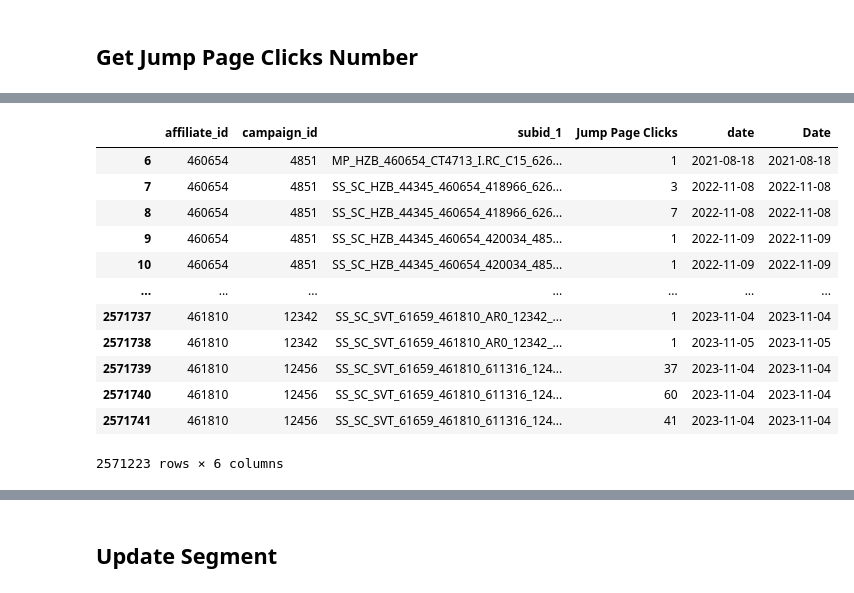
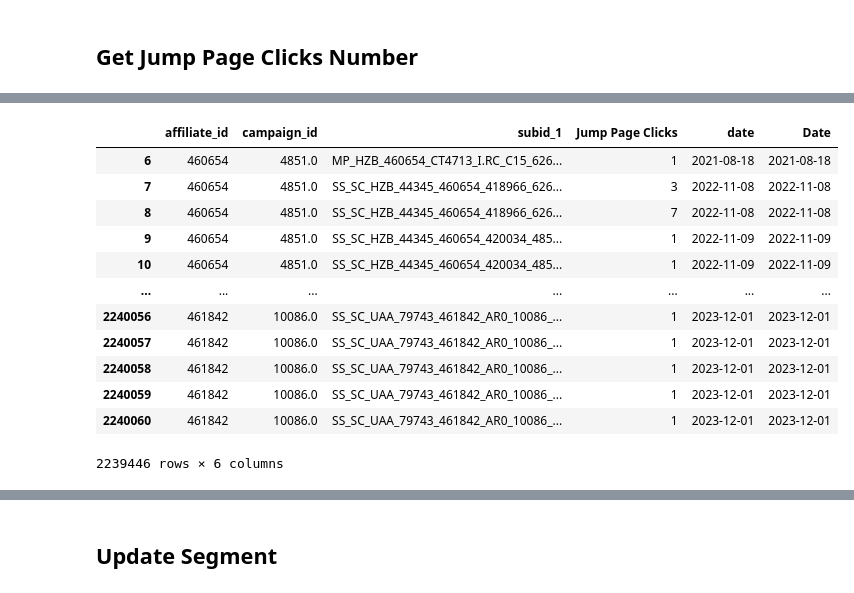
Before and after one commit to RXMG/SMS_Report, a Jupyter notebook: Daily_Reporting/Data_Cleaning.ipynb, the cells around one changed output, grey strips where cells are left out. Saved outputs shown, nothing was run; the diff lists cells and outputs as text; code cells hidden in the pictures.

```diff
--- a/Daily_Reporting/Data_Cleaning.ipynb
+++ b/Daily_Reporting/Data_Cleaning.ipynb
@@ -65,3 +66,18 @@ with open(output_filepath + 'User_information'+current_date+'.csv', 'w+') as f:
 '\n# If you want to get the jump page click data from a specific date range \nstart_date = \'2023-05-01\'\nend_date = \'2023-08-22\'\n# start_date  \ndate_range = pd.date_range(start=start_date, end=e ...
 # %% [markdown]
 ## Get Jump Page Clicks Number
+# %%
+"""
+# There's maximum 45 period windows to pull the  jump page clicks from API
+# Manual download the jump page click file from API
+first_date_of_month = pd.to_datetime('2023-10-01')
+last_date_of_month = pd.to_datetime('2023-10-31')
+first_date_of_month_url = first_date_of_month.strftime('%m/%d/%Y')
+yesterday = last_date_of_month.strftime('%m/%d/%Y')
+current_date = first_date_of_month.strftime("%y%m")
+url = f"http://reporting.rxmgtracker.com/api.php?key=7e6ae66cfaf91c3e7cd446e2affedb07&type=clicks&start={first_date_of_month_url}&end={yesterday}&agents={active_pubid}"
+resp = requests.get(url)
+time.sleep(10)
+with open(output_filepath + 'Jump Page Click from API/jumppage_click'+current_date+'.csv', 'w+') as f:
+    f.write(resp.text)
+"""
@@ -147,0 +163,27 @@ duplicateRows
+# %%
+os.chdir(output_filepath+'Jump Page Click from API')
+
+all_files = [i for i in glob.glob('*.{}'.format('csv'))]
+#combine all files in the list
+api_jump = pd.concat([pd.read_csv(f) for f in all_files ])
+api_jump = api_jump.rename(columns = {'c1': 'subid_1','campaignid': 'campaign_id'})
+api_jump['subid_1'] = api_jump['subid_1'].fillna('').astype(str)
+api_jump['affiliate_id']= api_jump['subid_1'].astype(str).str.extract(r'(46\d{4})')
+api_jump = api_jump[['date','subid_1','campaign_id','affiliate_id','hitid']]
+####Exporting master revenue file####
+jump_page_csv = pd.read_csv(output_filepath+"jumppage_click202211-20230516.csv")
+jump_page091023 = pd.read_csv(output_filepath+"jumppage_click202309-202310.csv")
+jump_page = pd.concat([jump_page_csv,api_jump,jump_page091023])
+jump_page_clicks = jump_page.groupby(['affiliate_id','campaign_id','subid_1'])['hitid'].nunique().reset_index(name = 'Jump Page Clicks')
+affiliate_id = jump_page_clicks['affiliate_id'].astype(str).unique().tolist()
+jump_page_clicks =jump_page_clicks.loc[jump_page_clicks['subid_1'].str.contains(f'({"|".join(affiliate_id)})', na=False)]
+jump_page_clicks['date'] = jump_page_clicks['subid_1'].str.extract(r'(\d{1,2}[A-Za-z]{3}\d{2})')
+# convert the dateinfo to datetime format using pd.to_datetime()
+#added errors = coerce to passby format error
+jump_page_clicks['date'] = pd.to_datetime(jump_page_clicks['date'], format='%d%b%y', errors = 'coerce')
+#jump_page_clicks['date'] = pd.to_datetime(jump_page_clicks['date'])
+#jump_page_clicks['date'] = jump_page_clicks['date'].dt.strftime('%d%b%y')
+jump_page_clicks.to_csv(output_filepath+ "jumppage_click.csv", index=False, encoding='utf-8-sig')
+duplicateRows = jump_page[jump_page['hitid'].duplicated()]
+duplicateRows
+# if there's duplicates rows, please check!
@@ -148,22 +203,23 @@ duplicateRows
 # %%
 jump_page_clicks['Date'] = jump_page_clicks['subid_1'].str.extract(r'(\d{1,2}[A-Za-z]{3}\d{2})')
 # convert the dateinfo to datetime format using pd.to_datetime()
-jump_page_clicks['Date'] = pd.to_datetime(jump_page_clicks['Date'], format='%d%b%y')
+# added errors = coerce to bypass format errors
+jump_page_clicks['Date'] = pd.to_datetime(jump_page_clicks['Date'], format='%d%b%y', errors = 'coerce')
 jump_page_clicks
 # %% [output]
 |  | affiliate_id | campaign_id | subid_1 | Jump Page Clicks | date | Date |
-| 6 | 460654 | 4851 | MP_HZB_460654_CT4713_I.RC_C15_626... | 1 | 2021-08-18 | 2021-08-18 |
-| 7 | 460654 | 4851 | SS_SC_HZB_44345_460654_418966_626... | 3 | 2022-11-08 | 2022-11-08 |
-| 8 | 460654 | 4851 | SS_SC_HZB_44345_460654_418966_626... | 7 | 2022-11-08 | 2022-11-08 |
-| 9 | 460654 | 4851 | SS_SC_HZB_44345_460654_420034_485... | 1 | 2022-11-09 | 2022-11-09 |
-| 10 | 460654 | 4851 | SS_SC_HZB_44345_460654_420034_485... | 1 | 2022-11-09 | 2022-11-09 |
+| 6 | 460654 | 4851.0 | MP_HZB_460654_CT4713_I.RC_C15_626... | 1 | 2021-08-18 | 2021-08-18 |
+| 7 | 460654 | 4851.0 | SS_SC_HZB_44345_460654_418966_626... | 3 | 2022-11-08 | 2022-11-08 |
+| 8 | 460654 | 4851.0 | SS_SC_HZB_44345_460654_418966_626... | 7 | 2022-11-08 | 2022-11-08 |
+| 9 | 460654 | 4851.0 | SS_SC_HZB_44345_460654_420034_485... | 1 | 2022-11-09 | 2022-11-09 |
+| 10 | 460654 | 4851.0 | SS_SC_HZB_44345_460654_420034_485... | 1 | 2022-11-09 | 2022-11-09 |
 | ... | ... | ... | ... | ... | ... | ... |
-| 2571737 | 461810 | 12342 | SS_SC_SVT_61659_461810_AR0_12342_... | 1 | 2023-11-04 | 2023-11-04 |
-| 2571738 | 461810 | 12342 | SS_SC_SVT_61659_461810_AR0_12342_... | 1 | 2023-11-05 | 2023-11-05 |
-| 2571739 | 461810 | 12456 | SS_SC_SVT_61659_461810_611316_124... | 37 | 2023-11-04 | 2023-11-04 |
-| 2571740 | 461810 | 12456 | SS_SC_SVT_61659_461810_611316_124... | 60 | 2023-11-04 | 2023-11-04 |
-| 2571741 | 461810 | 12456 | SS_SC_SVT_61659_461810_611316_124... | 41 | 2023-11-04 | 2023-11-04 |
+| 2240056 | 461842 | 10086.0 | SS_SC_UAA_79743_461842_AR0_10086_... | 1 | 2023-12-01 | 2023-12-01 |
+| 2240057 | 461842 | 10086.0 | SS_SC_UAA_79743_461842_AR0_10086_... | 1 | 2023-12-01 | 2023-12-01 |
+| 2240058 | 461842 | 10086.0 | SS_SC_UAA_79743_461842_AR0_10086_... | 1 | 2023-12-01 | 2023-12-01 |
+| 2240059 | 461842 | 10086.0 | SS_SC_UAA_79743_461842_AR0_10086_... | 1 | 2023-12-01 | 2023-12-01 |
+| 2240060 | 461842 | 10086.0 | SS_SC_UAA_79743_461842_AR0_10086_... | 1 | 2023-12-01 | 2023-12-01 |
-2571223 rows × 6 columns
+2239446 rows × 6 columns
 # %%
 
 useful_click = jump_page_clicks.loc[jump_page_clicks['subid_1'].str.contains(f'({"|".join(affiliate_id)})', na=False)]['Jump Page Clicks'].sum()
```
Also changed, not shown: parts of 32 cells of this notebook, 4 other files.
